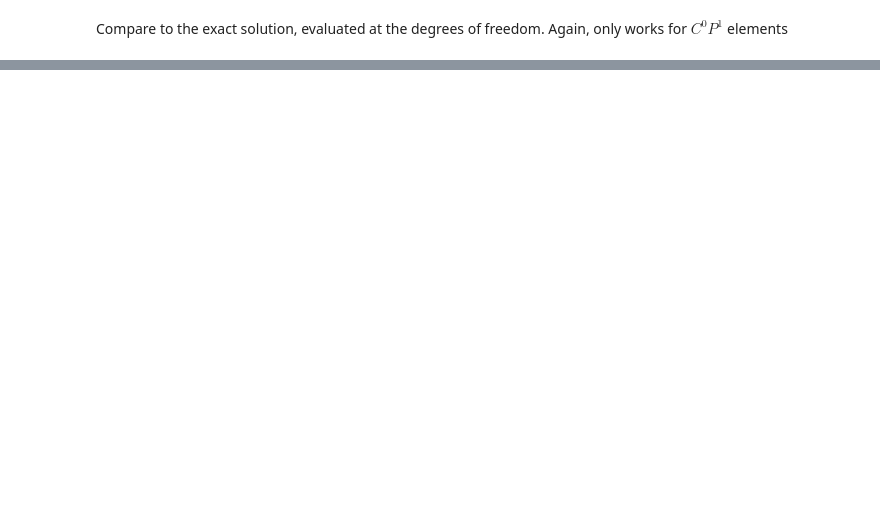
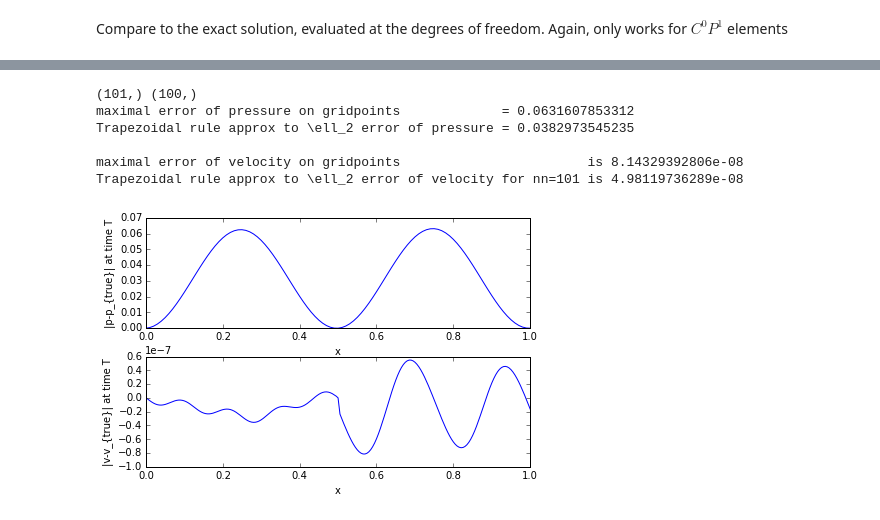
Before and after one commit to erdc/proteus-ps, a Jupyter notebook: NavierStokes-Example.ipynb, the cells around one changed output, grey strips where cells are left out. Cells and saved outputs as stored; diff of their text form; code cells hidden in the pictures; blank space fills up the shorter version.

```diff
--- a/NavierStokes-Example.ipynb
+++ b/NavierStokes-Example.ipynb
@@ -358,16 +377,40 @@ ax3.set_ylabel('r(T) exact')
 # %%
+print x.shape,xm.shape
+
+fig, (ax1,ax2) = plt.subplots(2,1)
+fig.tight_layout() # spread out the plots so that they don't overlap
 err_p = pT-pex_vals_at_T
+print "maximal error of pressure on gridpoints             = %s" % max(abs(err_p))
+ax1.plot(x,abs(err_p))
+ax1.set_xlabel('x')
+ax1.set_ylabel('|p-p_{true}| at time T')
 err_p *= err_p
 err_p *= physics.L[0]*physics.L[1]/(numerics.nn)
 L2approx_p = np.sqrt(err_p.sum())
-print x.shape,xm.shape
+
+print "Trapezoidal rule approx to \ell_2 error of pressure = %s\n" % L2approx_p
+
+
 
 vtrue = 0.0*vT
 for i,val in enumerate(np.concatenate((x,xm))):
     vtrue[i] = vex0(np.array([val]),physics.T)
 err_v = vT-vtrue
-plt.plot(err_v)
+print "maximal error of velocity on gridpoints                        is %s" % max(abs(err_v))
+ax2.plot(xq,err_v)
+ax2.set_xlabel('x')
+ax2.set_ylabel('|v-v_{true}| at time T')
 err_v *= err_v
 err_v *= physics.L[0]*physics.L[1]/(numerics.nn)
 L2approx_v = np.sqrt(err_v.sum())
-print "Trapezoidal rule approx at time T=%s for error at dofs for nn=%s is p_l2=%s and v_l2=%s " % (physics.T,numerics.nn,L2approx_p,L2approx_v)
+print "Trapezoidal rule approx to \ell_2 error of velocity for nn=%s is %s" % (numerics.nn, L2approx_v)
+
+#print "Trapezoidal rule approx at time T=%s for error at dofs for nn=%s is p_l2=%s and v_l2=%s " % (physics.T,numerics.nn,L2approx_p,L2approx_v)
+# %% [output]
+(101,) (100,)
+maximal error of pressure on gridpoints             = 0.0631607853312
+Trapezoidal rule approx to \ell_2 error of pressure = 0.0382973545235
+
+maximal error of velocity on gridpoints                        is 8.14329392806e-08
+Trapezoidal rule approx to \ell_2 error of velocity for nn=101 is 4.98119736289e-08
+[figure, added]
```
Also changed, not shown: parts of 11 cells of this notebook.
